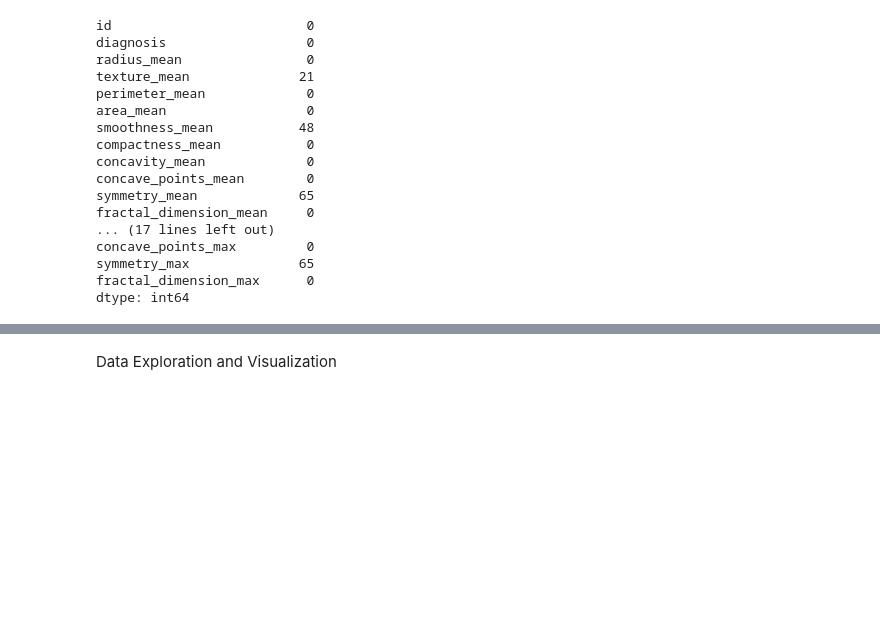
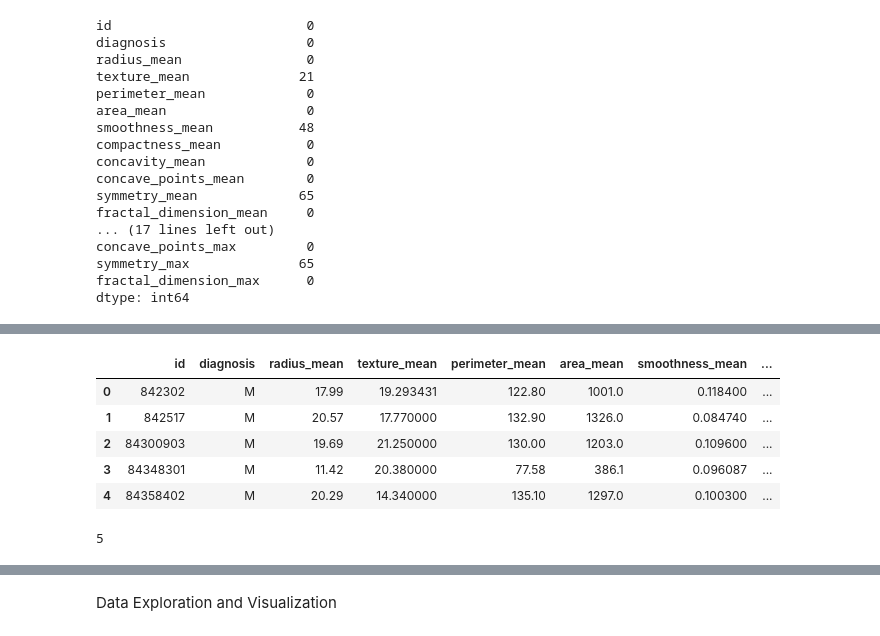
Before and after one commit to Placidus-Ali/intermediate_projects, a Jupyter notebook: week3/lesson1.ipynb, the cells around one changed output, grey strips where cells are left out. Drawn from its saved outputs; the diff is of its cells as text; code cells hidden in the pictures; blank space fills up the shorter version.

```diff
--- a/week3/lesson1.ipynb
+++ b/week3/lesson1.ipynb
@@ -9,7 +9,6 @@ import seaborn as sns
 # reading my file
 df = pd.read_csv("cancer_data.csv")
 pd.set_option('display.max_columns', None) # used to display all the columns without hidding any
-pd.set_option('display.max_rows', 50)
 df.head(5)
 # %% [output]
 |  | id | diagnosis | radius_mean | texture_mean | perimeter_mean | area_mean | smoothness_mean | ... |
@@ -40,6 +39,5 @@ Index(['id', 'diagnosis', 'radius_mean', 'texture_mean', 'perimeter_mean',
       dtype='object')
 # %%
 # checking the columns datatype
-pd.set_option('display.max_rows', None)
-df.info(10)
+df.dtypes
 # %% [output]
@@ -85,0 +93,3 @@ dtype: int64
+# %%
+#  filling the missing values in all the columns with mean of each column since they have same datatype
+df.fillna(df.mean(), inplace=True)
@@ -86,2 +116,14 @@ dtype: int64
+# %%
+df.head(5)
+# %% [output]
+|  | id | diagnosis | radius_mean | texture_mean | perimeter_mean | area_mean | smoothness_mean | ... |
+| 0 | 842302 | M | 17.99 | 19.293431 | 122.80 | 1001.0 | 0.118400 | ... |
+| 1 | 842517 | M | 20.57 | 17.770000 | 132.90 | 1326.0 | 0.084740 | ... |
+| 2 | 84300903 | M | 19.69 | 21.250000 | 130.00 | 1203.0 | 0.109600 | ... |
+| 3 | 84348301 | M | 11.42 | 20.380000 | 77.58 | 386.1 | 0.096087 | ... |
+| 4 | 84358402 | M | 20.29 | 14.340000 | 135.10 | 1297.0 | 0.100300 | ... |
 # %%
 # checking for duplicates and droping them
+df.duplicated(keep='first').sum() # I have about 5 duplicates in the whole dataset
+# %% [output]
+5
```
Also changed, not shown: parts of 7 cells of this notebook.
